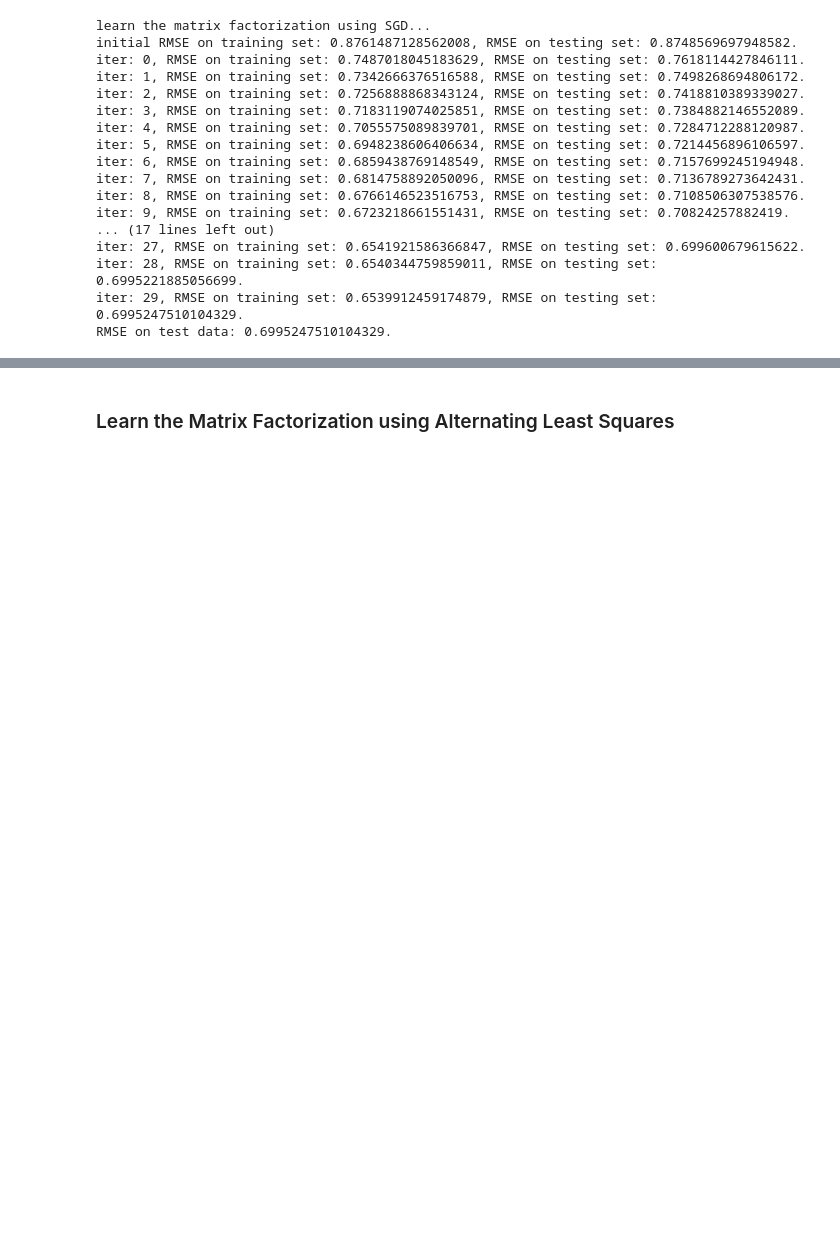
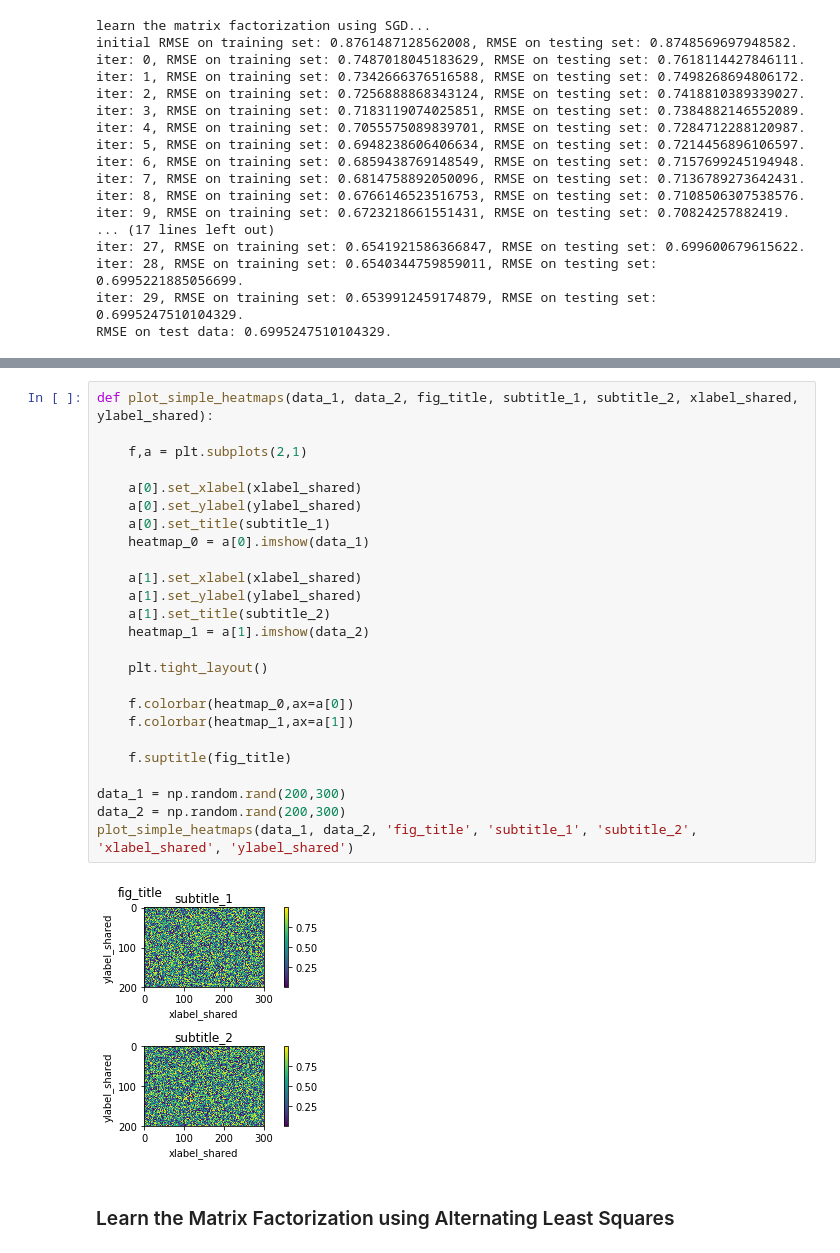
Before and after one commit to Anne-Aimee/recommender_system, a Jupyter notebook: src/main.ipynb, the cells around one changed output, grey strips where cells are left out. Cells and saved outputs as stored; diff of their text form; blank space fills up the shorter version.

```diff
--- a/src/main.ipynb
+++ b/src/main.ipynb
@@ -306,3 +322,30 @@ RMSE on test data: 0.6995247510104329.
+# %%
+def plot_simple_heatmaps(data_1, data_2, fig_title, subtitle_1, subtitle_2, xlabel_shared, ylabel_shared):
+
+    f,a = plt.subplots(2,1)
+
+    a[0].set_xlabel(xlabel_shared)
+    a[0].set_ylabel(ylabel_shared)
+    a[0].set_title(subtitle_1)
+    heatmap_0 = a[0].imshow(data_1)
+
+    a[1].set_xlabel(xlabel_shared)
+    a[1].set_ylabel(ylabel_shared)
+    a[1].set_title(subtitle_2)
+    heatmap_1 = a[1].imshow(data_2)
+
+    plt.tight_layout()
+
+    f.colorbar(heatmap_0,ax=a[0])
+    f.colorbar(heatmap_1,ax=a[1])
+
+    f.suptitle(fig_title)
+
+data_1 = np.random.rand(200,300)
+data_2 = np.random.rand(200,300)
+plot_simple_heatmaps(data_1, data_2, 'fig_title', 'subtitle_1', 'subtitle_2', 'xlabel_shared', 'ylabel_shared')
+# %% [output]
+[figure, added]
 # %% [markdown]
 ### Learn the Matrix Factorization using Alternating Least Squares
 # %%
```
Also changed, not shown: parts of 2 cells of this notebook.
